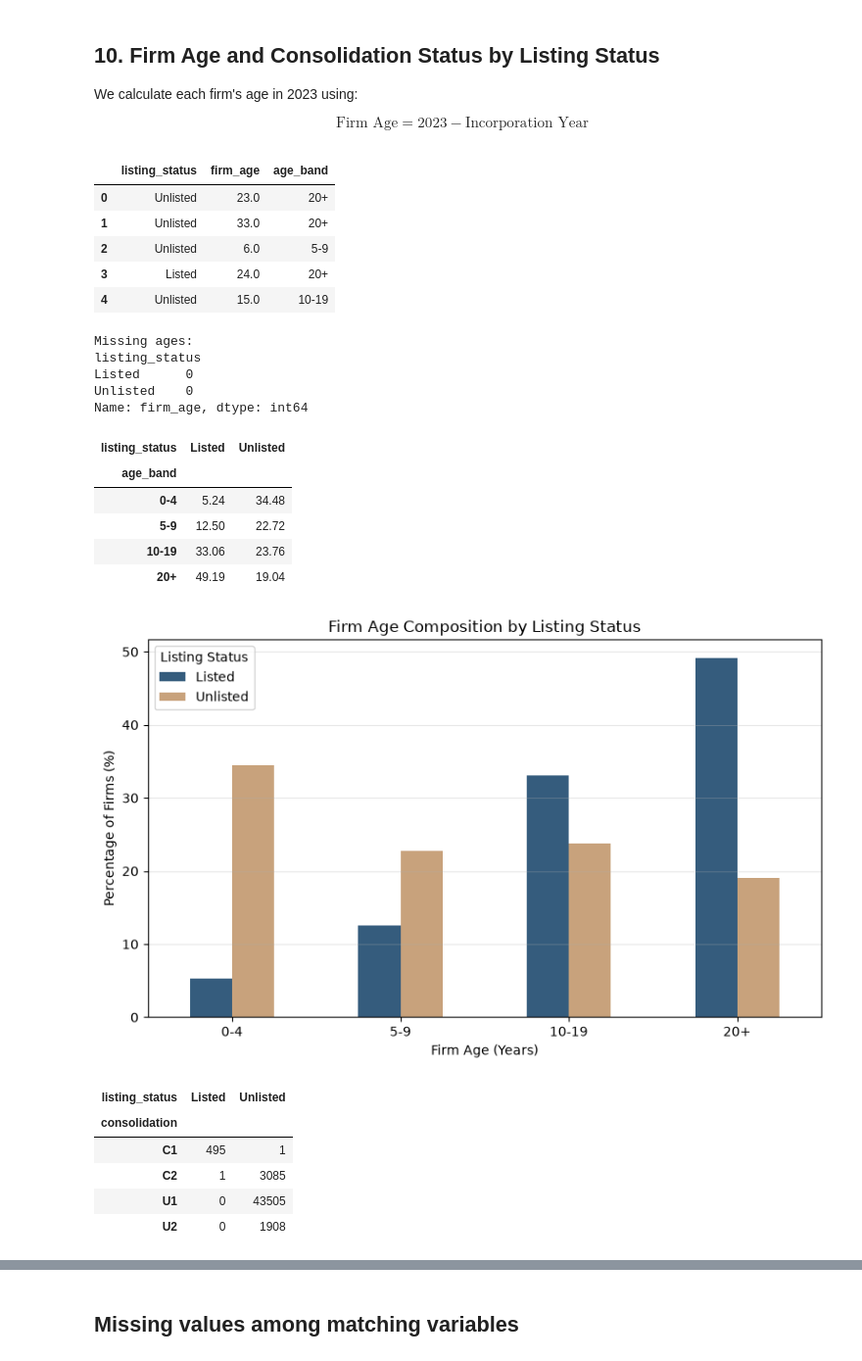
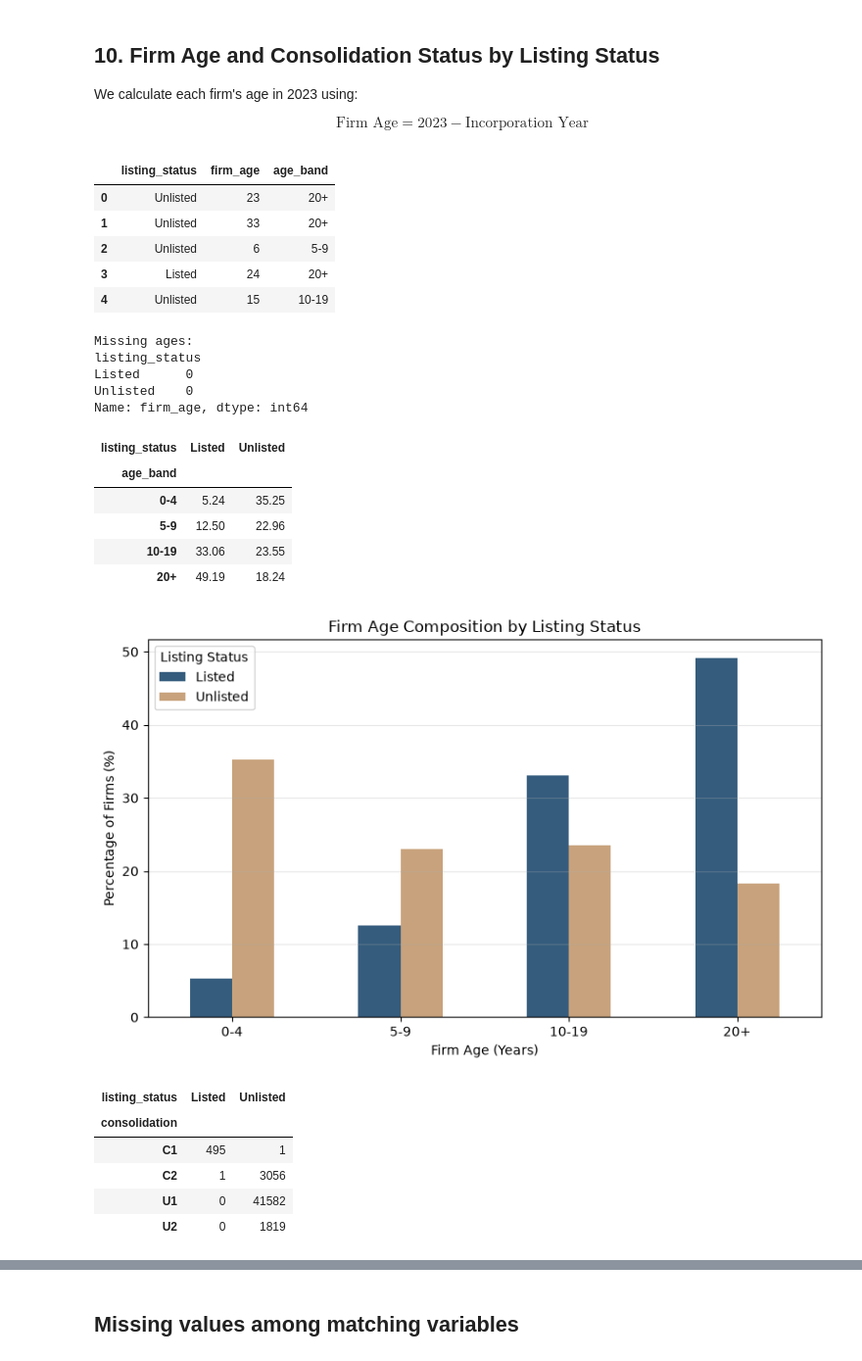
Before and after one commit to mljiang2026-oss/ds607-singapore-firm-size, a Jupyter notebook: notebooks/01_eda.ipynb, the cells around one changed output, grey strips where cells are left out. Shown at 98% size. Drawn from its saved outputs; the diff is of its cells as text; code cells hidden in the pictures.

```diff
--- a/notebooks/01_eda.ipynb
+++ b/notebooks/01_eda.ipynb
@@ -15,7 +15,16 @@ if ROOT.name == "notebooks":
 
 DATA_FILE = ROOT / "data/processed/orbis_singapore_fy2023_clean.parquet"
 
-df = pd.read_parquet(DATA_FILE)
+df_all = pd.read_parquet(DATA_FILE)
+
+# Apply the proposal's sample exclusion consistently before all EDA.
+n_subsidiaries = int(df_all["is_listed_subsidiary"].fillna(False).sum())
+df = df_all.loc[~df_all["is_listed_subsidiary"].fillna(False)].copy()
+
+TAB_DIR = ROOT / "outputs" / "tables"
+FIG_DIR = ROOT / "outputs" / "figures"
+TAB_DIR.mkdir(parents=True, exist_ok=True)
+FIG_DIR.mkdir(parents=True, exist_ok=True)
 
 COLORS = {
     "Listed": "#355C7D",
@@ -23,7 +32,9 @@ COLORS = {
 }
 
 print("Dataset:", DATA_FILE.name)
-print("Shape:", df.shape)
+print("Original shape:", df_all.shape)
+print("Private subsidiaries excluded:", n_subsidiaries)
+print("Analysis shape:", df.shape)
 
 display(df.head())
 # %% [output]
@@ -563,15 +587,9 @@ $$
 # %%
 #  Firm Age
 
-# The cleaned file lost year-only dates (e.g. "2006"), so take the year
-# from the original text in the merged file, matched by firm ID
-merged_file = ROOT / "data/interim/orbis_singapore_fy2023_merged.parquet"
-raw = pd.read_parquet(merged_file, columns=["BvD ID number", "Date of incorporation"])
-raw_year = pd.to_numeric(
-    raw["Date of incorporation"].astype("string").str.extract(r"(\d{4})", expand=False),
-    errors="coerce")
-year_by_id = pd.Series(raw_year.to_numpy(), index=raw["BvD ID number"].astype("string"))
-df["incorporation_year"] = df["firm_id"].astype("string").map(year_by_id)
+# The cleaning pipeline preserves incorporation_year, including year-only
+# Orbis values such as "2006".
+df["incorporation_year"] = pd.to_numeric(df["incorporation_year"], errors="coerce")
 
 #  firm age for FY2023
 df["firm_age"] = 2023 - df["incorporation_year"]
@@ -596,11 +614,11 @@ print(df.groupby("listing_status")["firm_age"].apply(
 ))
 # %% [output]
 |  | listing_status | firm_age | age_band |
-| 0 | Unlisted | 23.0 | 20+ |
-| 1 | Unlisted | 33.0 | 20+ |
-| 2 | Unlisted | 6.0 | 5-9 |
-| 3 | Listed | 24.0 | 20+ |
-| 4 | Unlisted | 15.0 | 10-19 |
+| 0 | Unlisted | 23 | 20+ |
+| 1 | Unlisted | 33 | 20+ |
+| 2 | Unlisted | 6 | 5-9 |
+| 3 | Listed | 24 | 20+ |
+| 4 | Unlisted | 15 | 10-19 |
 Missing ages:
 listing_status
 Listed      0
@@ -615,43 +633,46 @@ age_table = pd.crosstab(
     normalize="columns"
 ) * 100
 
+age_table.round(2).to_csv(TAB_DIR / "age_band_composition.csv")
 display(age_table.round(2))
 
 age_table.plot(
     kind="bar",
     figsize=(8, 5),
     color=[COLORS["Listed"], COLORS["Unlisted"]]
 )
 
 plt.title("Firm Age Composition by Listing Status")
 plt.xlabel("Firm Age (Years)")
 plt.ylabel("Percentage of Firms (%)")
 plt.xticks(rotation=0)
 plt.legend(title="Listing Status")
 plt.grid(axis="y", alpha=0.3)
 plt.tight_layout()
+plt.savefig(FIG_DIR / "age_band_composition.png", dpi=300, bbox_inches="tight")
 plt.show()
 
 # Consolidation Code Composition
 
 consolidation_table = pd.crosstab(
     df["consolidation"],
     df["listing_status"]
 )
 
+consolidation_table.to_csv(TAB_DIR / "consolidation_composition.csv")
 display(consolidation_table)
 # %% [output]
 | listing_status | Listed | Unlisted |
 | age_band |  |  |
-| 0-4 | 5.24 | 34.48 |
-| 5-9 | 12.50 | 22.72 |
-| 10-19 | 33.06 | 23.76 |
-| 20+ | 49.19 | 19.04 |
+| 0-4 | 5.24 | 35.25 |
+| 5-9 | 12.50 | 22.96 |
+| 10-19 | 33.06 | 23.55 |
+| 20+ | 49.19 | 18.24 |
-[figure, old version]
+[figure, new version]
 | listing_status | Listed | Unlisted |
 | consolidation |  |  |
 | C1 | 495 | 1 |
-| C2 | 1 | 3085 |
-| U1 | 0 | 43505 |
-| U2 | 0 | 1908 |
+| C2 | 1 | 3056 |
+| U1 | 0 | 41582 |
+| U2 | 0 | 1819 |
 # %% [markdown]
```
Also changed, not shown: parts of 17 cells of this notebook, 17 other files.
